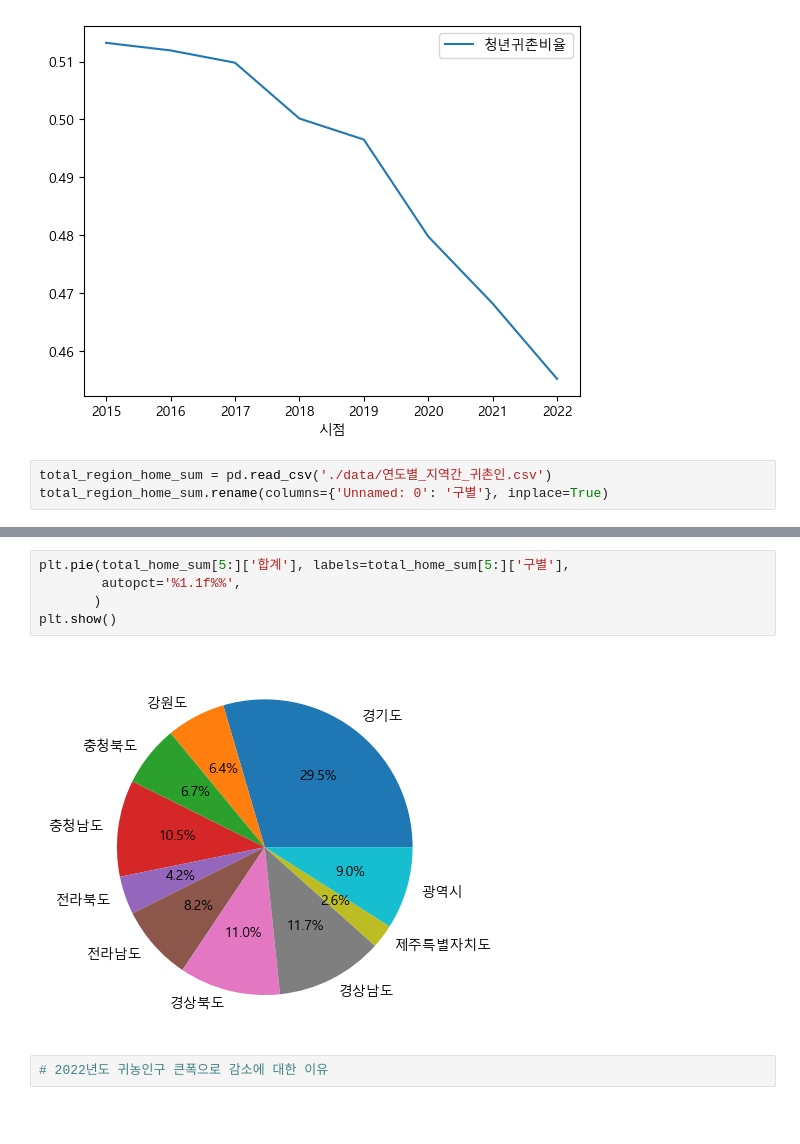
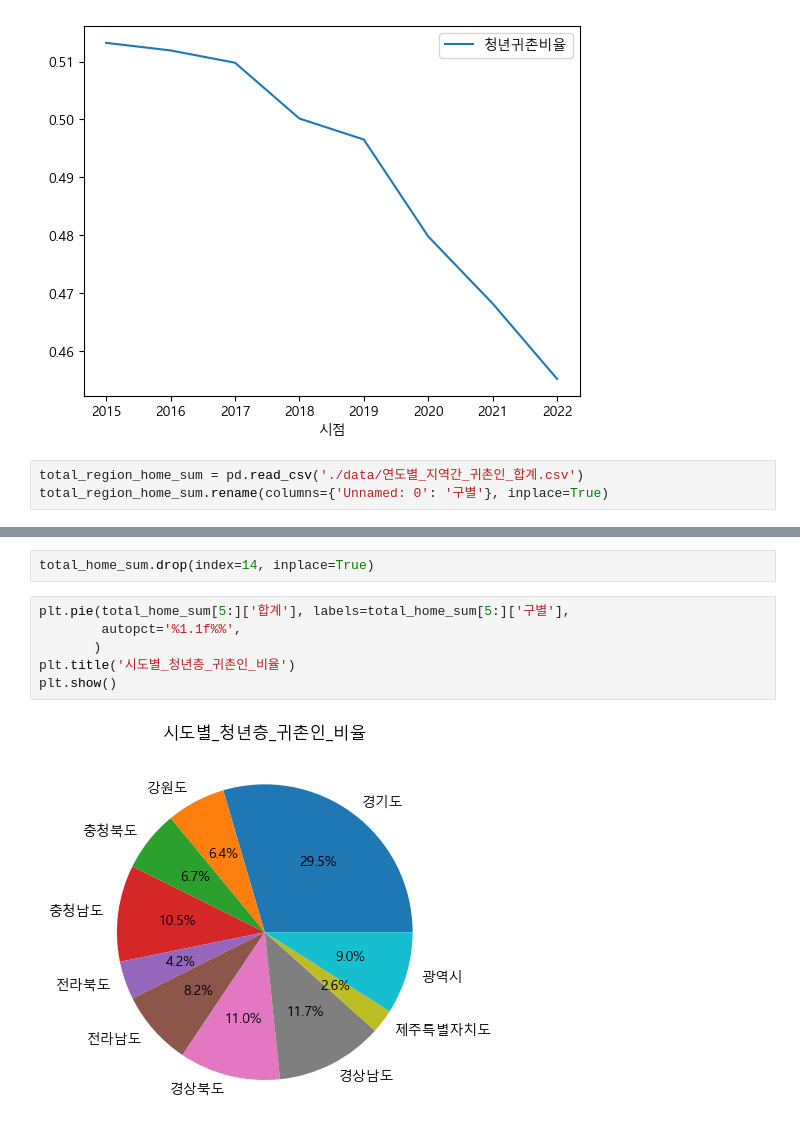
Before and after one commit to Aphian/data_science, a Jupyter notebook: 2_시각화.ipynb, the cells around one changed output, grey strips where cells are left out. Cells and saved outputs as stored; diff of their text form; blank space fills up the shorter version.

```diff
--- a/2_시각화.ipynb
+++ b/2_시각화.ipynb
@@ -268,7 +253,7 @@ home_rate.plot(y = '청년귀촌비율')
 <Axes: xlabel='시점'>
 [figure]
 # %%
-total_region_home_sum = pd.read_csv('./data/연도별_지역간_귀촌인.csv')
+total_region_home_sum = pd.read_csv('./data/연도별_지역간_귀촌인_합계.csv')
 total_region_home_sum.rename(columns={'Unnamed: 0': '구별'}, inplace=True)
 # %%
 total_region_home_sum[:4].sum()
@@ -302,9 +289,10 @@ total_home_sum
+# %%
+total_home_sum.drop(index=14, inplace=True)
 # %%
 plt.pie(total_home_sum[5:]['합계'], labels=total_home_sum[5:]['구별'],
         autopct='%1.1f%%',
        )
+plt.title('시도별_청년층_귀촌인_비율')
 plt.show()
 # %% [output]
-[figure, old version]
+[figure, new version]
-# %%
-# 2022년도 귀농인구 큰폭으로 감소에 대한 이유
```
Also changed, not shown: parts of 19 cells of this notebook.
